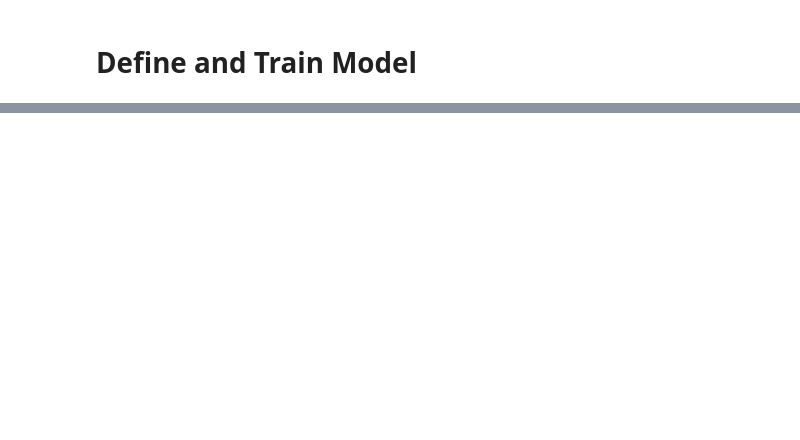
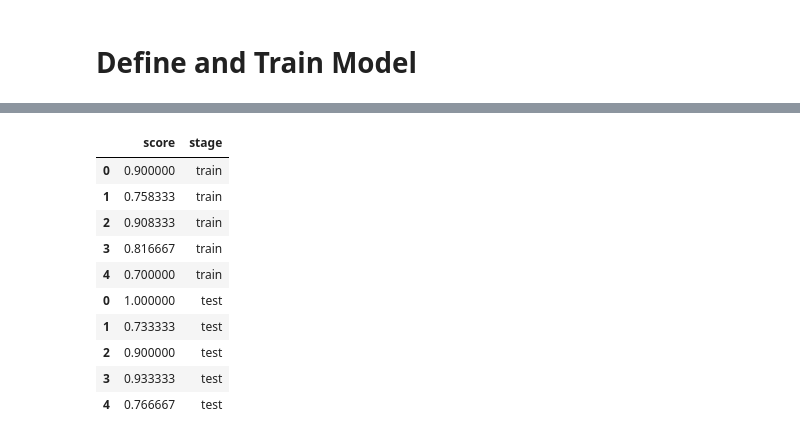
Before and after one commit to singjc/MetagenPipe, a Jupyter notebook: src/SNN_SandBox_iris.ipynb, the cells around one changed output, grey strips where cells are left out. Drawn from its saved outputs; the diff is of its cells as text; code cells hidden in the pictures; blank space fills up the shorter version.

```diff
--- a/src/SNN_SandBox_iris.ipynb
+++ b/src/SNN_SandBox_iris.ipynb
@@ -122,0 +104,16 @@ metrics.accuracy_score(y_pred_train_1D, y_train_1D)
+# %%
+scores_df = pd.DataFrame({'score': MyMultiTrainTester.train_scores, 'stage' : np.repeat('train', n_splits)})
+scores_df = scores_df.append(pd.DataFrame({'score': MyMultiTrainTester.test_scores, 'stage' : np.repeat('test', n_splits)}))
+scores_df
+# %% [output]
+|  | score | stage |
+| 0 | 0.900000 | train |
+| 1 | 0.758333 | train |
+| 2 | 0.908333 | train |
+| 3 | 0.816667 | train |
+| 4 | 0.700000 | train |
+| 0 | 1.000000 | test |
+| 1 | 0.733333 | test |
+| 2 | 0.900000 | test |
+| 3 | 0.933333 | test |
+| 4 | 0.766667 | test |
```
Also changed, not shown: parts of 24 cells of this notebook, 3 other files.
